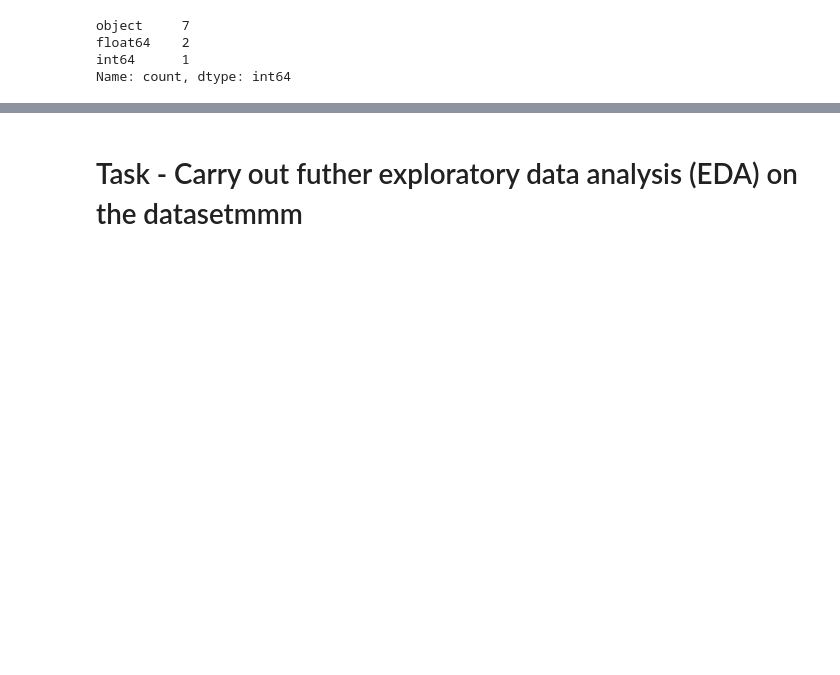
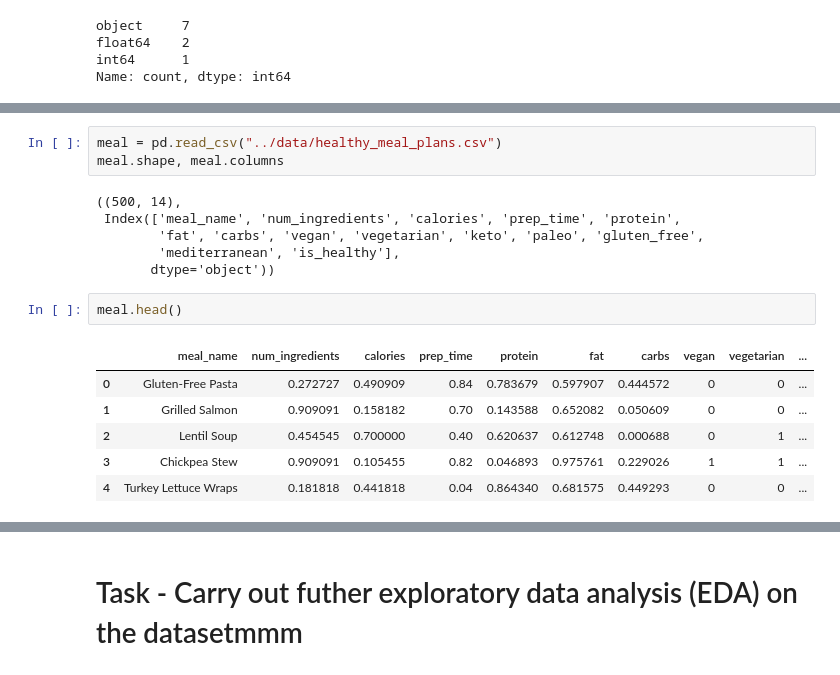
Before and after one commit to abiolaks/trulyfit_project_ai6, a Jupyter notebook: notebook/eda.ipynb, the cells around one changed output, grey strips where cells are left out. Drawn from its saved outputs; the diff is of its cells as text; blank space fills up the shorter version.

Commit message:
feat: add more data and carryout eda on the data

```diff
--- a/notebook/eda.ipynb
+++ b/notebook/eda.ipynb
@@ -126,0 +336,18 @@ Name: count, dtype: int64
+# %%
+meal = pd.read_csv("../data/healthy_meal_plans.csv")
+meal.shape, meal.columns
+# %% [output]
+((500, 14),
+ Index(['meal_name', 'num_ingredients', 'calories', 'prep_time', 'protein',
+        'fat', 'carbs', 'vegan', 'vegetarian', 'keto', 'paleo', 'gluten_free',
+        'mediterranean', 'is_healthy'],
+       dtype='object'))
+# %%
+meal.head()
+# %% [output]
+|  | meal_name | num_ingredients | calories | prep_time | protein | fat | carbs | vegan | vegetarian | ... |
+| 0 | Gluten-Free Pasta | 0.272727 | 0.490909 | 0.84 | 0.783679 | 0.597907 | 0.444572 | 0 | 0 | ... |
+| 1 | Grilled Salmon | 0.909091 | 0.158182 | 0.70 | 0.143588 | 0.652082 | 0.050609 | 0 | 0 | ... |
+| 2 | Lentil Soup | 0.454545 | 0.700000 | 0.40 | 0.620637 | 0.612748 | 0.000688 | 0 | 1 | ... |
+| 3 | Chickpea Stew | 0.909091 | 0.105455 | 0.82 | 0.046893 | 0.975761 | 0.229026 | 1 | 1 | ... |
+| 4 | Turkey Lettuce Wraps | 0.181818 | 0.441818 | 0.04 | 0.864340 | 0.681575 | 0.449293 | 0 | 0 | ... |
```
Also changed, not shown: parts of 24 cells of this notebook, 6 other files.
